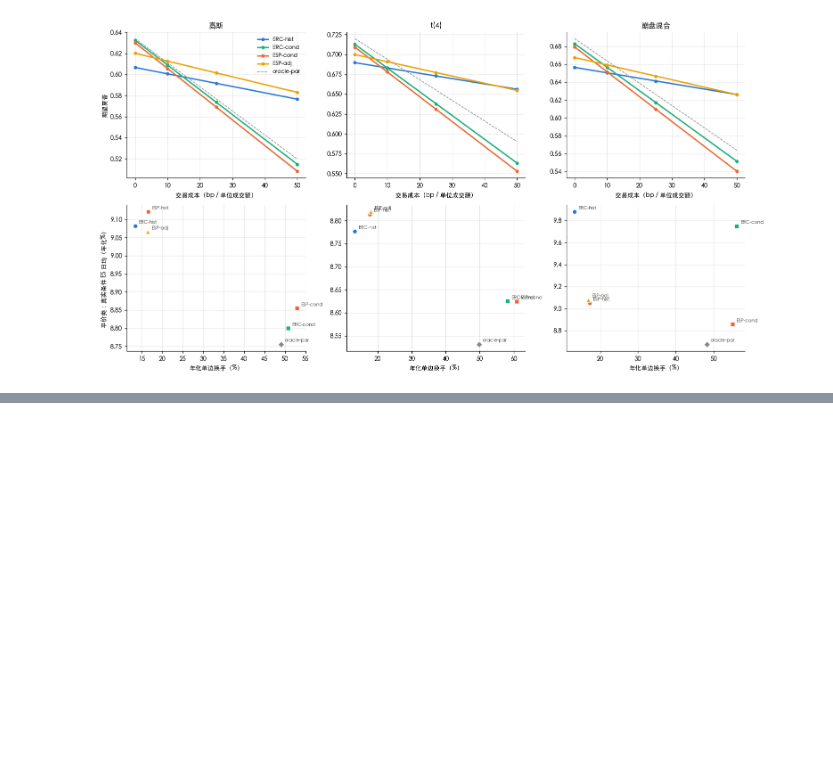
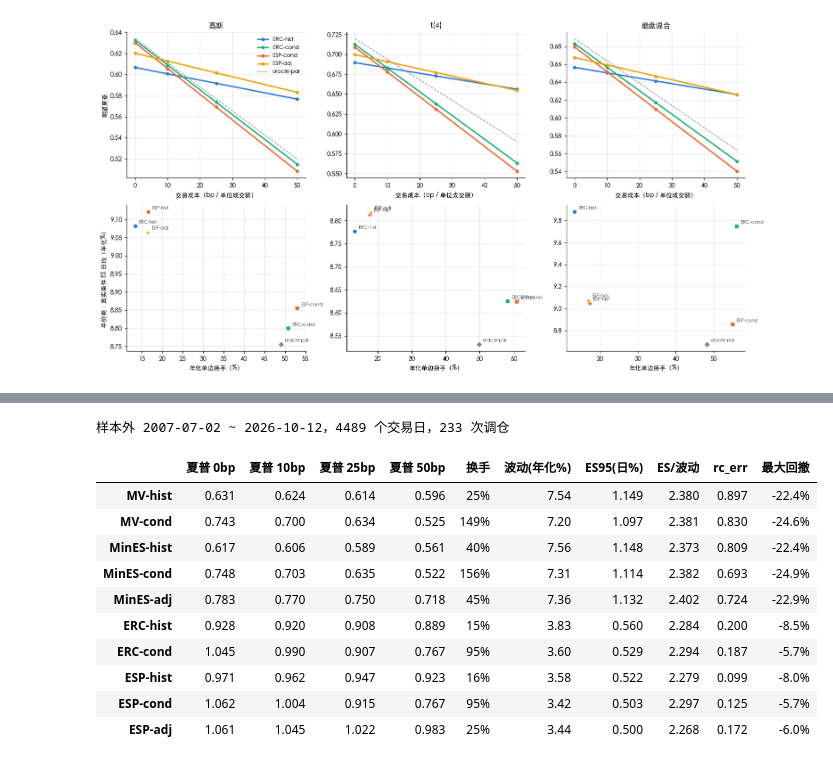
Before and after one commit to lshangro-png/tail-risk-cn, a Jupyter notebook: studies/09_estimation_vs_decision/estimation_vs_decision.ipynb, the cells around one changed output, grey strips where cells are left out. Cells and saved outputs as stored; diff of their text form; code cells hidden in the pictures; blank space fills up the shorter version.

```diff
--- a/studies/09_estimation_vs_decision/estimation_vs_decision.ipynb
+++ b/studies/09_estimation_vs_decision/estimation_vs_decision.ipynb
@@ -949,0 +1061,51 @@ fig.savefig(FIG / "fig_B_costs.pdf", bbox_inches="tight");
+# %%
+R_REAL = to_returns(load_prices(list(REAL_NAMES)).rename(columns=REAL_NAMES)).dropna()
+TG = cached("realC_targets", lambda: real_targets(R_REAL))          # 233 个调仓日 × 8 个规则，约 2 分钟（8 核）
+TG["date"] = pd.to_datetime(TG["date"])
+W_REAL = {k: g.set_index("date")[list(R_REAL.columns)] for k, g in TG.groupby("rule")}
+for adj, base in (("MinES-adj", "MinES-cond"), ("ESP-adj", "ESP-cond")):
+    W_REAL[adj] = W_REAL[base]                                       # 目标相同，只是每次只走 η 的距离
+RULES_C = ["MV-hist", "MV-cond", "MinES-hist", "MinES-cond", "MinES-adj",
+           "ERC-hist", "ERC-cond", "ESP-hist", "ESP-cond", "ESP-adj"]
+EXC = {(k, c): execute_partial(R_REAL, W_REAL[k], ETA if k.endswith("adj") else 1.0, c)
+       for k in RULES_C for c in COSTS_BP}
+
+# 与 07 篇的「月度调仓、期间持有」口径一致
+assert np.allclose(EXC[("ESP-cond", 0)][0].values, execute(R_REAL, W_REAL["ESP-cond"], "monthly", 0)[0].values)
+d0 = EXC[("ERC-hist", 0)][0].index
+print(f"样本外 {d0.min():%Y-%m-%d} ~ {d0.max():%Y-%m-%d}，{len(d0)} 个交易日，{len(W_REAL['ERC-hist'])} 次调仓")
+# %% [output]
+样本外 2007-07-02 ~ 2026-10-12，4489 个交易日，233 次调仓
+# %%
+# 表 C1：真实数据上的决策。超额夏普（成本 0/10/25/50bp）、年化单边换手，以及 ES 类事后指标
+def rc_err_real(k, idx=None):
+    r, _, h = EXC[(k, 0)]
+    X, H = R_REAL.loc[r.index], h
+    if idx is not None:
+        X, H = X.iloc[idx], H.iloc[idx]
+    return float(np.abs(realized_es_contrib(X, H) - 1 / N_ASSETS).sum())
+
+
+rows = {}
+for k in RULES_C:
+    r, tr, h = EXC[(k, 0)]
+    row = {f"夏普 {c}bp": perf_stats(EXC[(k, c)][0])["超额夏普"] for c in COSTS_BP}
+    row.update({"换手": realized_turnover(tr), "波动(年化%)": r.std() * np.sqrt(DAYS) * 100,
+                "ES95(日%)": es_sample(r.values) * 100, "ES/波动": es_sample(r.values) / r.std(),
+                "rc_err": rc_err_real(k), "最大回撤": max_drawdown(r)})
+    rows[k] = row
+tabC1 = pd.DataFrame(rows).T
+tabC1.style.format({**{f"夏普 {c}bp": "{:.3f}" for c in COSTS_BP}, "换手": "{:.0%}", "波动(年化%)": "{:.2f}",
+                    "ES95(日%)": "{:.3f}", "ES/波动": "{:.3f}", "rc_err": "{:.3f}", "最大回撤": "{:.1%}"})
+# %% [output]
+|  | 夏普 0bp | 夏普 10bp | 夏普 25bp | 夏普 50bp | 换手 | 波动(年化%) | ES95(日%) | ES/波动 | rc_err | 最大回撤 |
+| MV-hist | 0.631 | 0.624 | 0.614 | 0.596 | 25% | 7.54 | 1.149 | 2.380 | 0.897 | -22.4% |
+| MV-cond | 0.743 | 0.700 | 0.634 | 0.525 | 149% | 7.20 | 1.097 | 2.381 | 0.830 | -24.6% |
+| MinES-hist | 0.617 | 0.606 | 0.589 | 0.561 | 40% | 7.56 | 1.148 | 2.373 | 0.809 | -22.4% |
+| MinES-cond | 0.748 | 0.703 | 0.635 | 0.522 | 156% | 7.31 | 1.114 | 2.382 | 0.693 | -24.9% |
+| MinES-adj | 0.783 | 0.770 | 0.750 | 0.718 | 45% | 7.36 | 1.132 | 2.402 | 0.724 | -22.9% |
+| ERC-hist | 0.928 | 0.920 | 0.908 | 0.889 | 15% | 3.83 | 0.560 | 2.284 | 0.200 | -8.5% |
+| ERC-cond | 1.045 | 0.990 | 0.907 | 0.767 | 95% | 3.60 | 0.529 | 2.294 | 0.187 | -5.7% |
+| ESP-hist | 0.971 | 0.962 | 0.947 | 0.923 | 16% | 3.58 | 0.522 | 2.279 | 0.099 | -8.0% |
+| ESP-cond | 1.062 | 1.004 | 0.915 | 0.767 | 95% | 3.42 | 0.503 | 2.297 | 0.125 | -5.7% |
+| ESP-adj | 1.061 | 1.045 | 1.022 | 0.983 | 25% | 3.44 | 0.500 | 2.268 | 0.172 | -6.0% |
```
Also changed, not shown: parts of 9 cells of this notebook, 4 other files.
